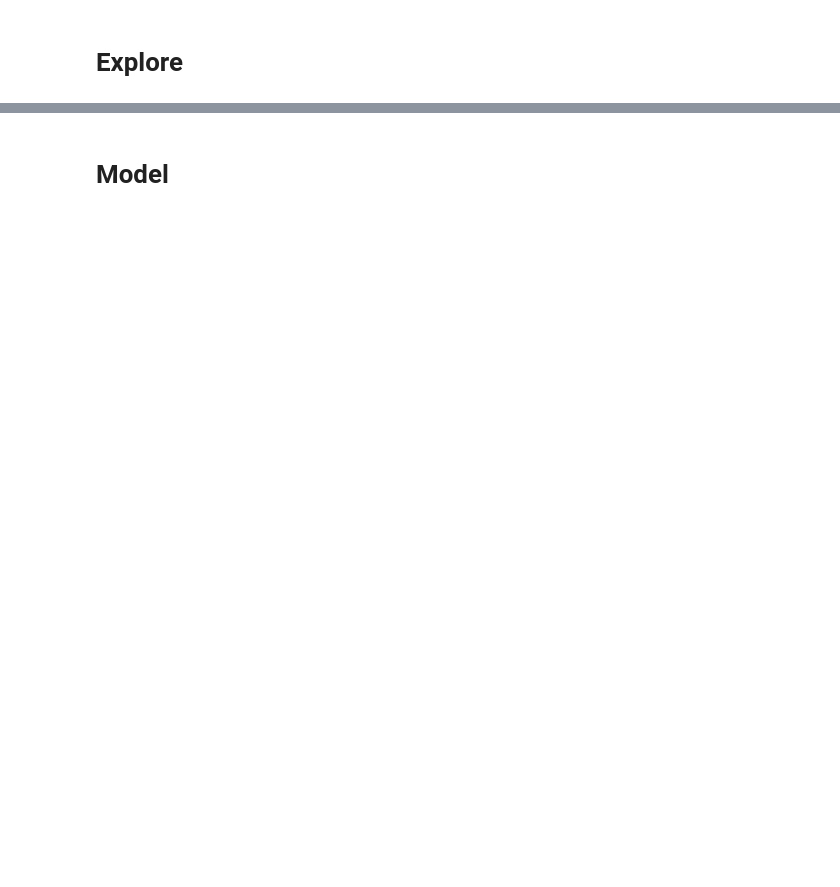
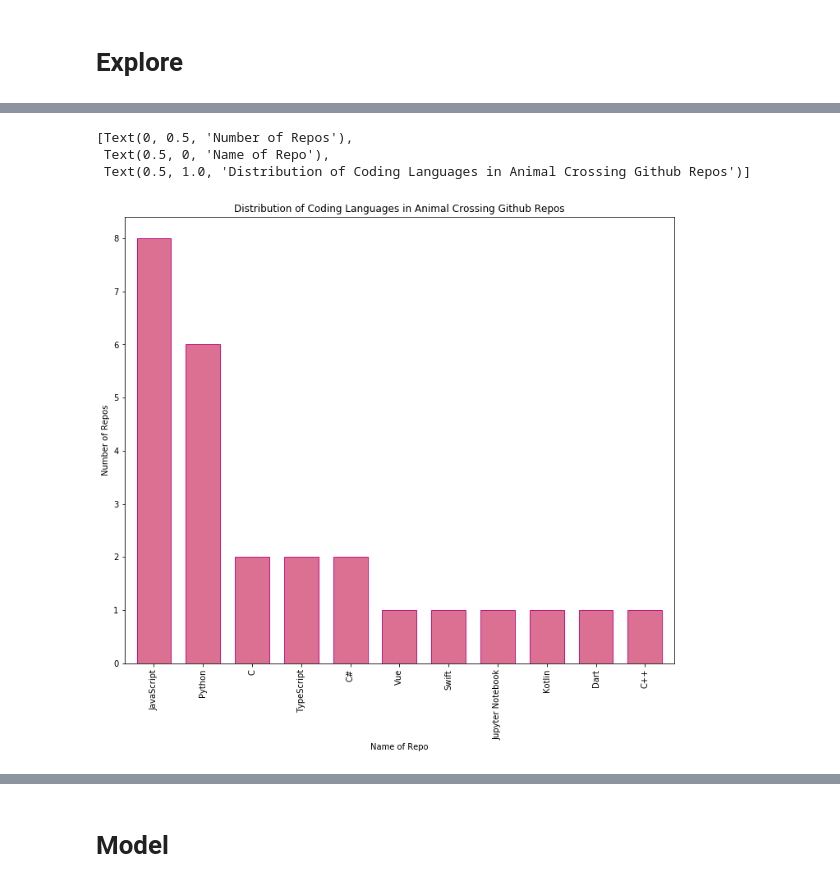
Before and after one commit to GabbyBarajasBroussard/natural-language-processing-project, a Jupyter notebook: walkthrough.ipynb, the cells around one changed output, grey strips where cells are left out. Drawn from its saved outputs; the diff is of its cells as text; code cells hidden in the pictures; blank space fills up the shorter version.

```diff
--- a/walkthrough.ipynb
+++ b/walkthrough.ipynb
@@ -48,2 +24,8 @@ df.to_csv('animal_crossing.csv')
+# %%
+# To start I made a function named github_ac_urls() which scrapes github for the name of the repositories,
+# then I ran Zach's acquire function to get the repo information and contents
+# finally, I converted it to a csv to make it easier (and FASTER) to load
+# There were 873 repositories to begin with
+df= pd.read_csv('animal_crossing.csv', index_col=0)
 # %% [markdown]
 # Prep
@@ -49,0 +46,3 @@ df.to_csv('animal_crossing.csv')
+# %%
+#finding the length of the readme
+df['readme_length'] = wrangle.find_readme_length()
@@ -49,0 +77,3 @@ df.to_csv('animal_crossing.csv')
+# %%
+#removing the nulls
+df.dropna(inplace=True)
@@ -49,0 +101,8 @@ df.to_csv('animal_crossing.csv')
+# %%
+#clean to hold the normalized and tokenized original with the stopwords removed.
+df['clean'] = df['readme_contents'].apply(lambda x: prepare.remove_stopwords(prepare.tokenize(prepare.basic_clean(x))))
+#stemmed to hold the stemmed version of the cleaned data.
+df['stemmed'] = df['clean'].apply(lambda x: prepare.stem(x))
+#lemmatized to hold the lemmatized version of the cleaned data.
+df['lemmatized'] = df['clean'].apply(lambda x: prepare.lemmatize(x))
+df
@@ -51,0 +145,10 @@ df.to_csv('animal_crossing.csv')
+# %%
+fig = plt.figure(figsize=(12, 10))
+
+ax = df.language.value_counts().plot.bar(width=.7, ec='mediumvioletred', color='palevioletred')
+ax.set(title='Distribution of Coding Languages in Animal Crossing Github Repos', ylabel='Number of Repos', xlabel='Name of Repo')
+# %% [output]
+[Text(0, 0.5, 'Number of Repos'),
+ Text(0.5, 0, 'Name of Repo'),
+ Text(0.5, 1.0, 'Distribution of Coding Languages in Animal Crossing Github Repos')]
+[figure, added]
```
Also changed, not shown: parts of 60 cells of this notebook, 6 other files.
